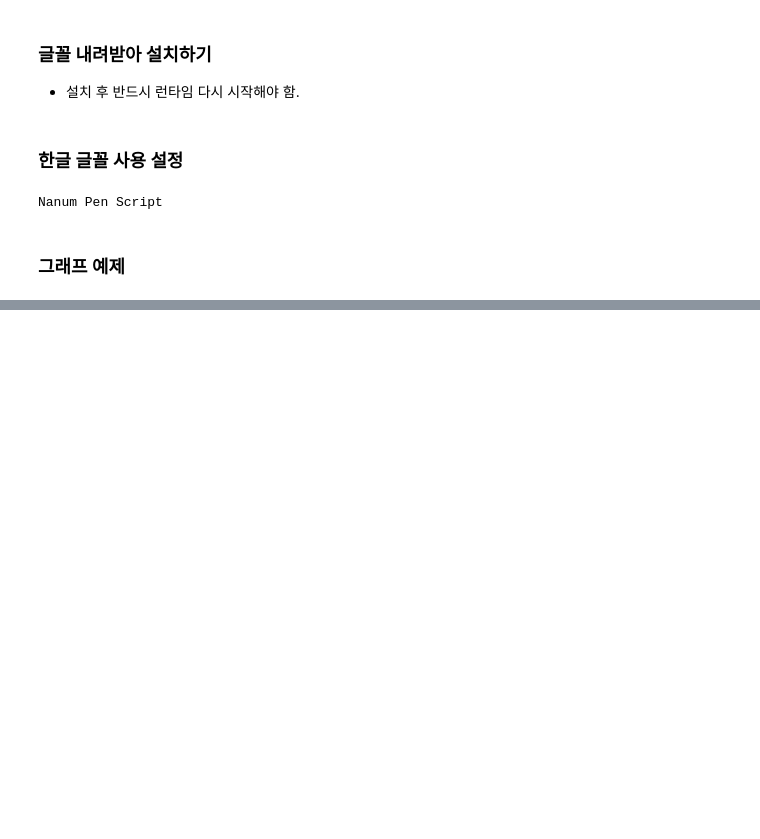
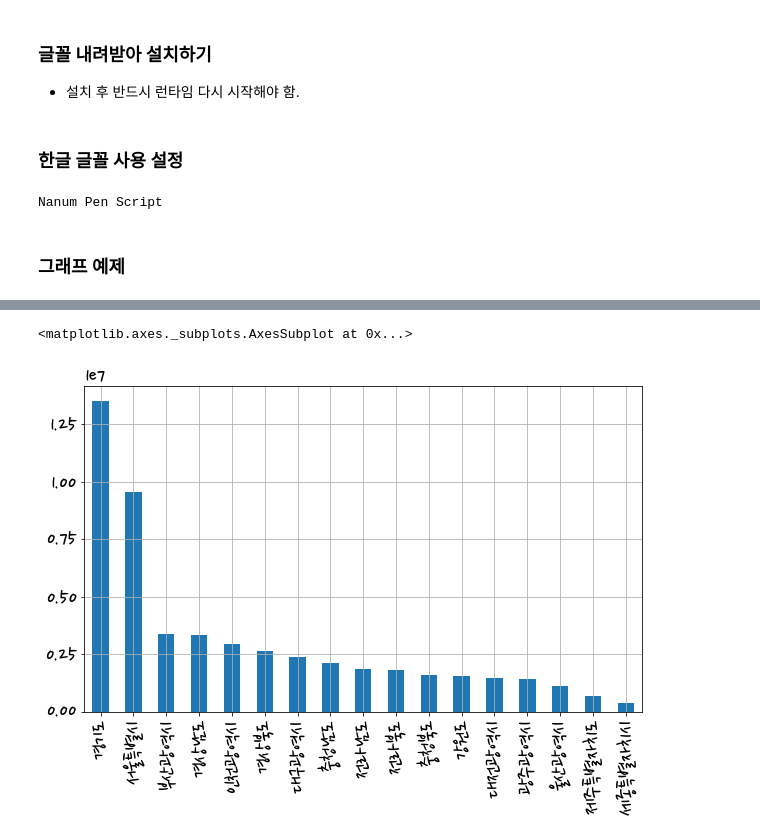
Before and after one commit to hvyrain/pythonall, a Jupyter notebook: korean_fonts_google_notofonts.ipynb, the cells around one changed output, grey strips where cells are left out. Drawn from its saved outputs; the diff is of its cells as text; code cells hidden in the pictures; blank space fills up the shorter version.

```diff
--- a/korean_fonts_google_notofonts.ipynb
+++ b/korean_fonts_google_notofonts.ipynb
@@ -66,0 +134,16 @@ plt.show()
+# %%
+df = pd.read_csv('age-utf8.csv')
+df = df.set_index('행정구역')
+# 광역시도만 가져온다.
+df = df[df.index.str.contains('00000000')]
+# 행색인을 행정구역에서 (000...)을 제외한 문자열로 지정
+df.index = map(lambda x: str(x).split(' ')[0], df.index)
+# 인구 합계 제외
+df = df.iloc[:, 2:]
+# 열 명을 숫자로 변경
+col = list(range(101))
+df.columns = col
+# 세자리 콤마 출력을 위해 변경
+df = df.astype(float)
+pd.options.display.float_format = '{:,.0f}'.format
+df
@@ -66,0 +170,6 @@ plt.show()
+# %%
+# 인구합계 역순으로 정렬 후 바그래프 출력
+df.sum(axis=1).sort_values(ascending=False).plot.bar(rot=90, grid=True, figsize=(10,6))
+# %% [output]
+<matplotlib.axes._subplots.AxesSubplot at 0x...>
+[figure, added]
```
Also changed, not shown: parts of 13 cells of this notebook.
